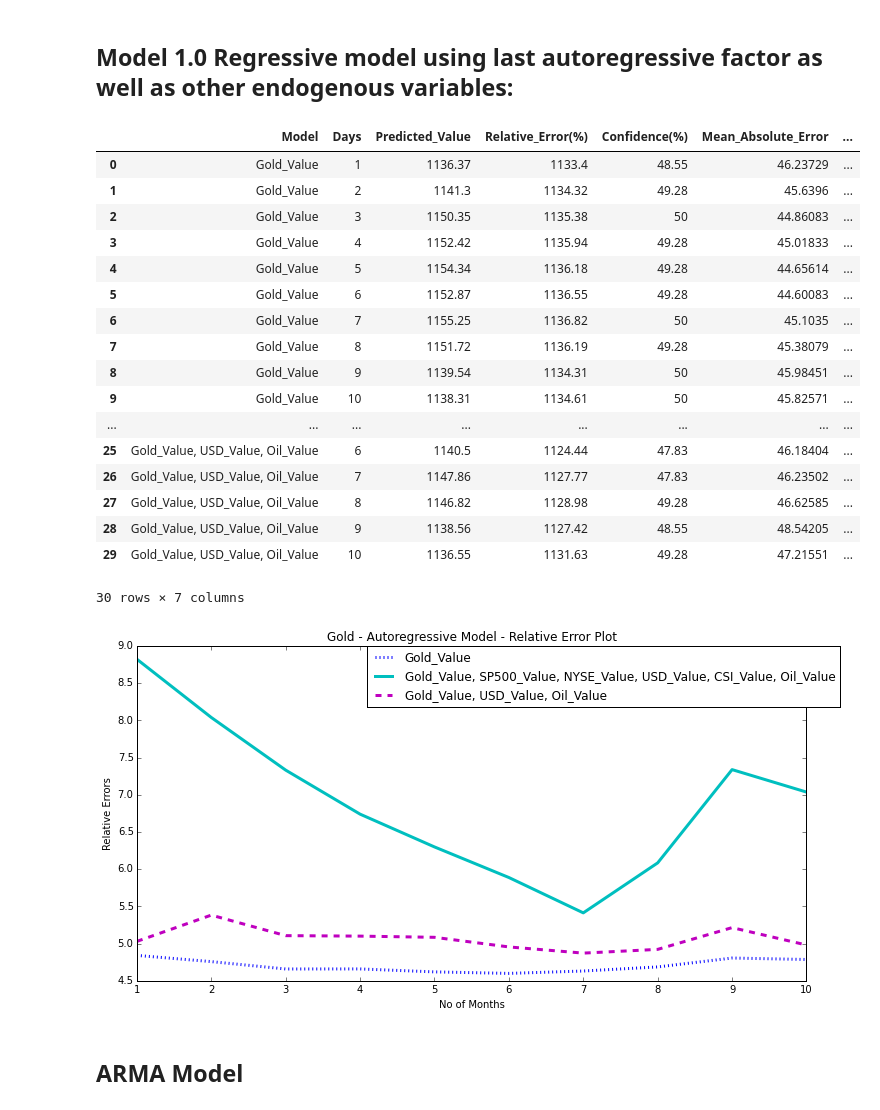
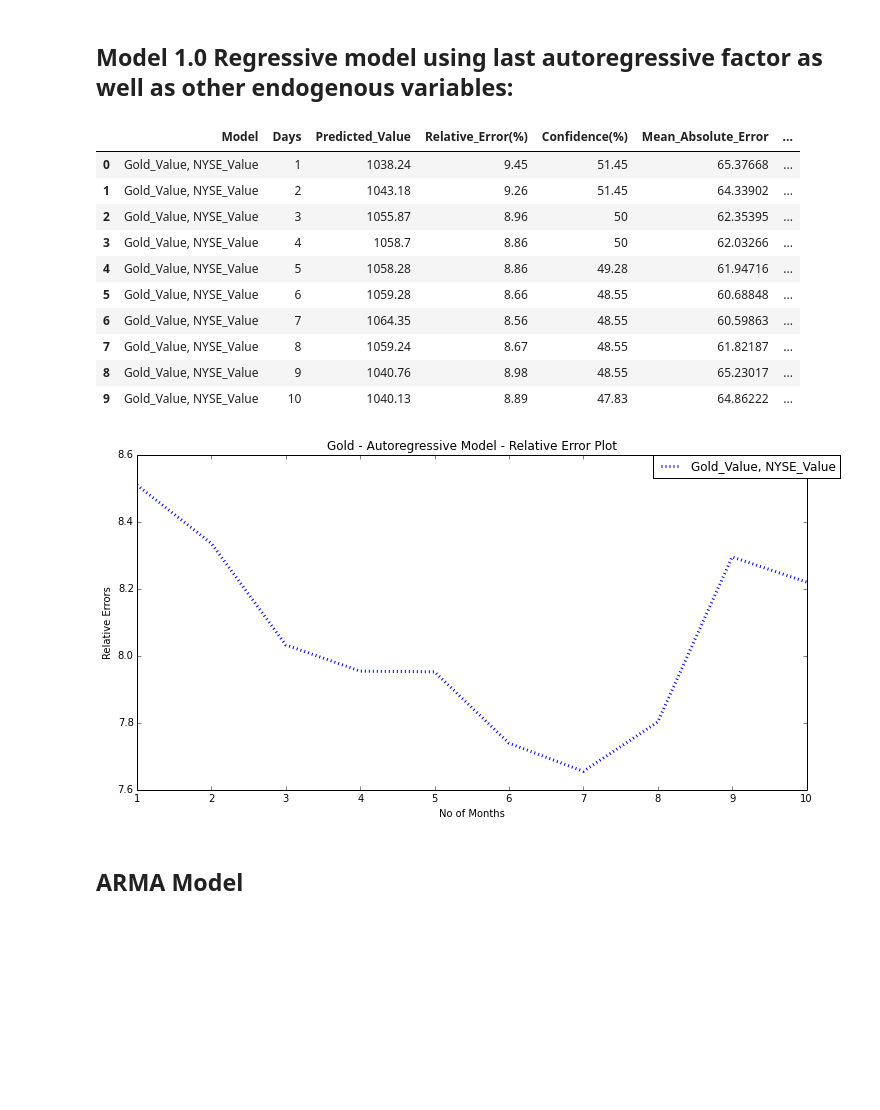
Before and after one commit to Sree-vathsan/CSE591-Data-Science-Project, a Jupyter notebook: Modular_Code_Linear_Regression_Gold.ipynb, the cells around one changed output. Drawn from its saved outputs; the diff is of its cells as text; code cells hidden in the pictures; blank space fills up the shorter version.

Commit message:
fix Modular Gold code

```diff
--- a/Modular_Code_Linear_Regression_Gold.ipynb
+++ b/Modular_Code_Linear_Regression_Gold.ipynb
@@ -209,22 +207,22 @@ def computePrediction(modelRes, dfMasterTrain, dfMasterTest, modelVector, yPred,
     cols = np.insert(cols,0,'Date')
     dfPred = DataFrame(data=dfMasterTest[:1], columns=cols)
     dfPred = dfPred.append(dfMasterTest,ignore_index=True)
-    errRel = 100. * np.absolute((yPred - dfMasterTest['Oil_Value'])) / dfMasterTest['Oil_Value']
+    errRel = 100. * np.absolute((yPred - dfMasterTest['Gold_Value'])) / dfMasterTest['Gold_Value']
     #Predict Current Month
     yPredNew = PredictNextMonth(modelVector,modelRes,dfPred)
-    dfPred.loc[0,'Oil_Value']=yPredNew[0]
+    dfPred.loc[0,'Gold_Value']=yPredNew[0]
     #Predict Next Month
     dfPredNext = DataFrame(data=dfPred[:1], columns=cols)
     dfPredNext = dfPredNext.append(dfPred,ignore_index=True)
     yPredNew = PredictNextMonth(modelVector,modelRes,dfPredNext)
-    dfPredNext.loc[0,'Oil_Value']=yPredNew[0]
+    dfPredNext.loc[0,'Gold_Value']=yPredNew[0]
     dfPredNext.loc[0,'Date'] = '12/30/2014'
     dfPredNext.loc[1,'Date'] = '11/30/2014'
     #Compute Confidence
     a = len(errRel[errRel <= np.mean(errRel)])
     b = len(errRel)
     conf = round((100. * a/b ),2)
-    predVal = round(dfPred.loc[0,'Oil_Value'],2)
+    predVal = round(dfPred.loc[0,'Gold_Value'],2)
     meanRelErr = round(np.mean(errRel),2)
     strResult = "\nThe predicted value is "+str(predVal) + " +/- " \
                     + str(meanRelErr)+"% with " + str() + "% confidence \n"
@@ -233,9 +231,15 @@ def computePrediction(modelRes, dfMasterTrain, dfMasterTest, modelVector, yPred,
 # %%
 #[Gold, SP500, NYSE, USD_Index, CSI, Oil]
 inputModels = [\
-               np.array([1,0,0,0,0,0]), \
-               np.array([1,1,1,1,1,1]), \
-               np.array([1,0,0,1,0,1]) \
+               np.array([1,0,1,0,0,0]), \
+               #np.array([1,0,1,1,1,1]), \
+               #np.array([1,0,0,1,0,1]) \
+               #np.array([1,0,1,1,0,0]),
+               #np.array([1,0,1,0,1,0]),
+               #np.array([1,0,1,1,1,0]),
+               #np.array([1,0,1,1,0,1]),
+               #np.array([1,0,1,0,1,1]),
+               #np.array([1,0,0,1,1,1]),
                ]
 maxDays = 10
 dfResult = DataFrame(data=None, columns=['Model', 'Days', 'Predicted_Value', 'Relative_Error(%)', 'Confidence(%)', \
@@ -256,51 +260,44 @@ for m in range(len(inputModels)):
     modelVector = inputModels[m]
     nMonths = []
     relErrModel = []
     for i in range(1,maxDays+1,1):
         if(i > 1):
             modelVector[modelVector == (i-1)] = i
         yArrTest = np.array(dfMasterTest[candidatesList[0]])
         modelRes,yPred = model_1_0(dfMasterTrain,dfMasterTest,modelVector)
         meanErrRel,meanErrABS,meanErrRMSE,errPlot = computeErrors(yPred, yArrTest)
         relErrModel.append(meanErrRel)
         nMonths.append(i)
         predVal,meanRelErr,conf = computePrediction(modelRes, dfMasterTrain, dfMasterTest, modelVector, yPred, candidatesList)
         #print(displayStr)
         modelName = frameString(modelVector, candidatesList)
         dfResult.loc[ctr,'Model'] = modelName
         dfResult.loc[ctr,'Days'] = i
         dfResult.loc[ctr,'Predicted_Value'] = predVal
         dfResult.loc[ctr,'Relative_Error(%)'] = meanRelErr
         dfResult.loc[ctr,'Confidence(%)'] = conf
         dfResult.loc[ctr,'Mean_Absolute_Error'] = meanErrABS
         dfResult.loc[ctr,'Mean_RMS_Error'] = meanErrRMSE
         ctr = ctr + 1
         #plot(errPlot,'g',10,"Gold -" + str(i) + " - " + modelName)
     plt.plot(nMonths,relErrModel, linewidth=3, linestyle=linestyles[m-1], color=colors[m-1], label=modelName)
     # Place a legend to the right of this smaller figure.
     plt.legend(bbox_to_anchor=(1.05, 1), loc=1, borderaxespad=0.)
 
 dfResult
 # %% [output]
 |  | Model | Days | Predicted_Value | Relative_Error(%) | Confidence(%) | Mean_Absolute_Error | ... |
-| 0 | Gold_Value | 1 | 1136.37 | 1133.4 | 48.55 | 46.23729 | ... |
-| 1 | Gold_Value | 2 | 1141.3 | 1134.32 | 49.28 | 45.6396 | ... |
-| 2 | Gold_Value | 3 | 1150.35 | 1135.38 | 50 | 44.86083 | ... |
-| 3 | Gold_Value | 4 | 1152.42 | 1135.94 | 49.28 | 45.01833 | ... |
-| 4 | Gold_Value | 5 | 1154.34 | 1136.18 | 49.28 | 44.65614 | ... |
-| 5 | Gold_Value | 6 | 1152.87 | 1136.55 | 49.28 | 44.60083 | ... |
-| 6 | Gold_Value | 7 | 1155.25 | 1136.82 | 50 | 45.1035 | ... |
-| 7 | Gold_Value | 8 | 1151.72 | 1136.19 | 49.28 | 45.38079 | ... |
-| 8 | Gold_Value | 9 | 1139.54 | 1134.31 | 50 | 45.98451 | ... |
-| 9 | Gold_Value | 10 | 1138.31 | 1134.61 | 50 | 45.82571 | ... |
-| ... | ... | ... | ... | ... | ... | ... | ... |
-| 25 | Gold_Value, USD_Value, Oil_Value | 6 | 1140.5 | 1124.44 | 47.83 | 46.18404 | ... |
-| 26 | Gold_Value, USD_Value, Oil_Value | 7 | 1147.86 | 1127.77 | 47.83 | 46.23502 | ... |
-| 27 | Gold_Value, USD_Value, Oil_Value | 8 | 1146.82 | 1128.98 | 49.28 | 46.62585 | ... |
-| 28 | Gold_Value, USD_Value, Oil_Value | 9 | 1138.56 | 1127.42 | 48.55 | 48.54205 | ... |
-| 29 | Gold_Value, USD_Value, Oil_Value | 10 | 1136.55 | 1131.63 | 49.28 | 47.21551 | ... |
+| 0 | Gold_Value, NYSE_Value | 1 | 1038.24 | 9.45 | 51.45 | 65.37668 | ... |
+| 1 | Gold_Value, NYSE_Value | 2 | 1043.18 | 9.26 | 51.45 | 64.33902 | ... |
+| 2 | Gold_Value, NYSE_Value | 3 | 1055.87 | 8.96 | 50 | 62.35395 | ... |
+| 3 | Gold_Value, NYSE_Value | 4 | 1058.7 | 8.86 | 50 | 62.03266 | ... |
+| 4 | Gold_Value, NYSE_Value | 5 | 1058.28 | 8.86 | 49.28 | 61.94716 | ... |
+| 5 | Gold_Value, NYSE_Value | 6 | 1059.28 | 8.66 | 48.55 | 60.68848 | ... |
+| 6 | Gold_Value, NYSE_Value | 7 | 1064.35 | 8.56 | 48.55 | 60.59863 | ... |
+| 7 | Gold_Value, NYSE_Value | 8 | 1059.24 | 8.67 | 48.55 | 61.82187 | ... |
+| 8 | Gold_Value, NYSE_Value | 9 | 1040.76 | 8.98 | 48.55 | 65.23017 | ... |
+| 9 | Gold_Value, NYSE_Value | 10 | 1040.13 | 8.89 | 47.83 | 64.86222 | ... |
-30 rows × 7 columns
-[figure, old version]
+[figure, new version]
 # %% [markdown]
 ## ARMA Model
 # %%
```
Also changed, not shown: parts of 4 cells of this notebook.
